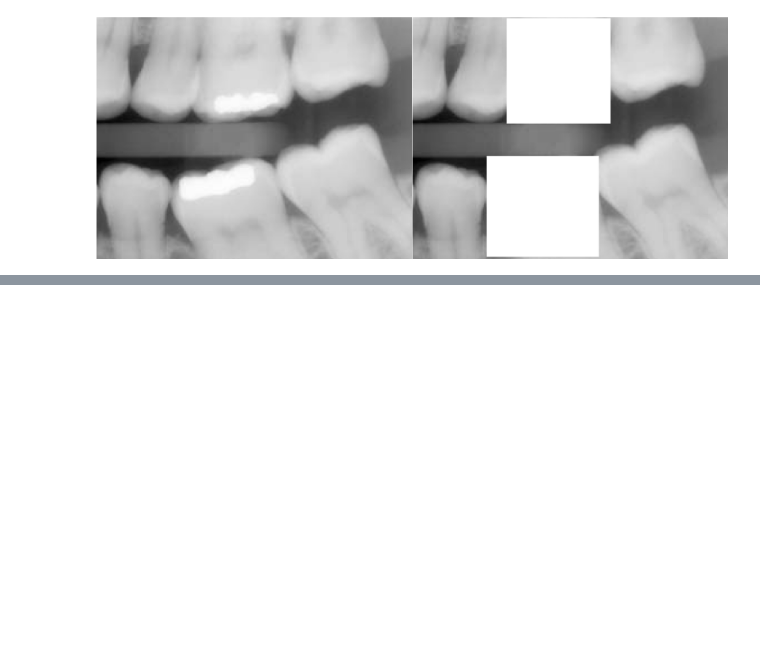
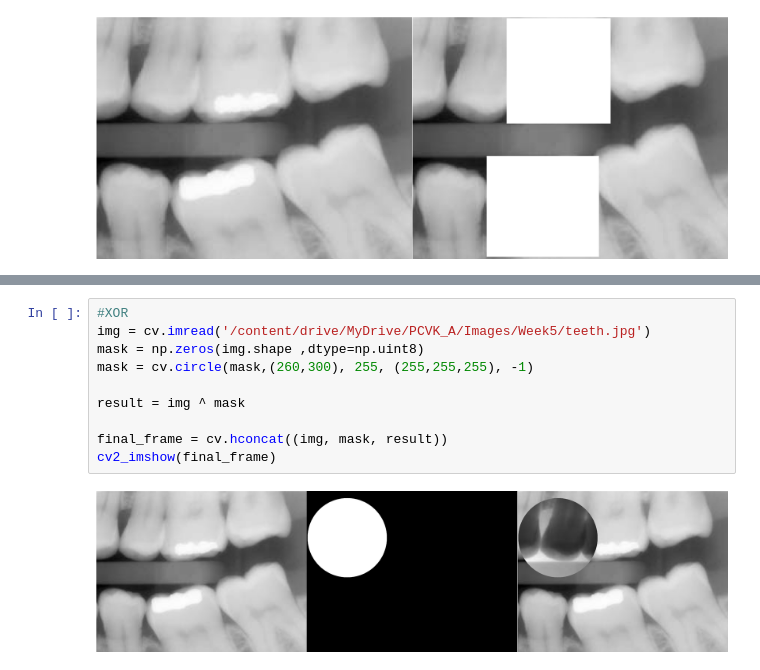
Before and after one commit to ArisNurAmrozi/PCVK_Genap_2021, a Jupyter notebook: Week5.ipynb, the cells around one changed output, grey strips where cells are left out. Saved outputs shown, nothing was run; the diff lists cells and outputs as text; blank space fills up the shorter version.

```diff
--- a/Week5.ipynb
+++ b/Week5.ipynb
@@ -114,0 +150,12 @@ cv2_imshow(final_frame)
+# %%
+#XOR
+img = cv.imread('/content/drive/MyDrive/PCVK_A/Images/Week5/teeth.jpg')
+mask = np.zeros(img.shape ,dtype=np.uint8)
+mask = cv.circle(mask,(260,300), 255, (255,255,255), -1)
+
+result = img ^ mask
+
+final_frame = cv.hconcat((img, mask, result))
+cv2_imshow(final_frame)
+# %% [output]
+[figure, added]
```
Also changed, not shown: parts of 2 cells of this notebook.
